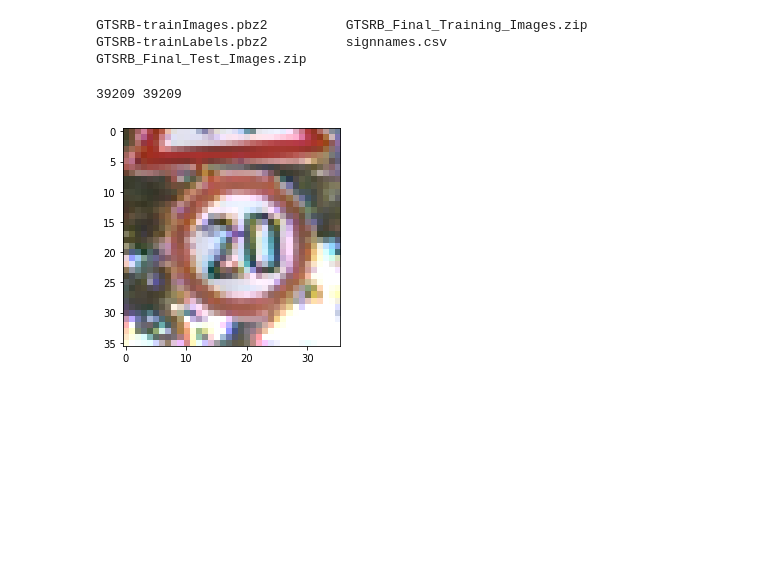
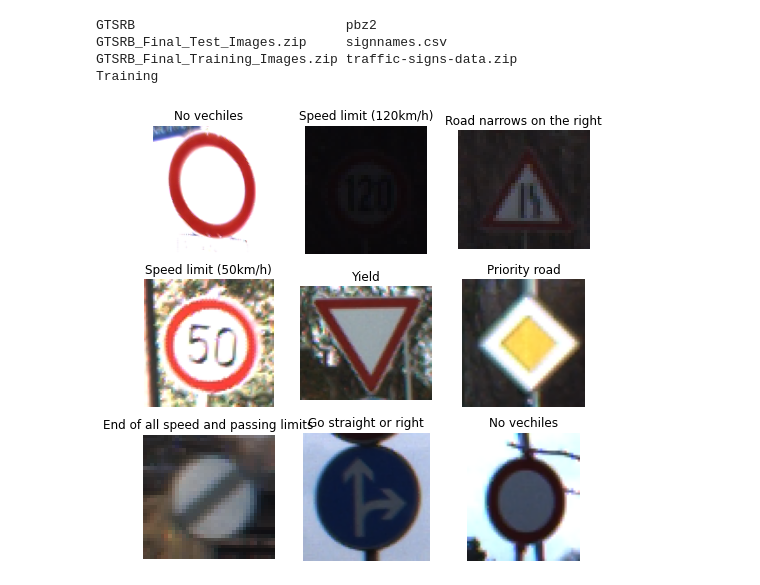
Before and after one commit to geraldmc/DL4CV-2022, a Jupyter notebook: project-I/data_loader.ipynb, the cells around one changed output. Saved outputs shown, nothing was run; the diff lists cells and outputs as text; code cells hidden in the pictures; blank space fills up the shorter version.

```diff
--- a/project-I/data_loader.ipynb
+++ b/project-I/data_loader.ipynb
@@ -21,6 +17,7 @@ COMPRESS = False
 
 if not COLAB:
     path = 'data'
+    img_src_path = os.path.join(path, 'GTSRB/Final_Training/Images')
 else:
     from google.colab import drive
     drive.mount('/content/drive')
@@ -29,6 +26,7 @@ else:
 
 !ls $path
 # %% [output]
-GTSRB-trainImages.pbz2          GTSRB_Final_Training_Images.zip
-GTSRB-trainLabels.pbz2          signnames.csv
-GTSRB_Final_Test_Images.zip
+GTSRB                           pbz2
+GTSRB_Final_Test_Images.zip     signnames.csv
+GTSRB_Final_Training_Images.zip traffic-signs-data.zip
+Training
@@ -43,9 +32,0 @@ else:
-# %%
-print (len(trainLabels), len(trainImages))
-# %% [output]
-39209 39209
-# %%
-plt.imshow(trainImages[42])
-plt.show()
-# %% [output]
-[figure, removed]
@@ -51,0 +46,25 @@ plt.show()
+# %%
+# Create Datasets
+import loader.gtsrb_data as dataset
+import random
+
+trainset = dataset.GTSRB('./data')
+train_dataloader = torch.utils.data.DataLoader(trainset,
+                                          batch_size=128,
+                                          shuffle=True, num_workers=2)
+# %%
+sign_names = utils.make_class_dict(path + '/signnames.csv')
+classes = list(sign_names.values())
+# %%
+figure = plt.figure(figsize=(8, 8))
+cols, rows = 3, 3
+for i in range(1, cols * rows + 1):
+    sample_idx = torch.randint(len(trainset), size=(1,)).item()
+    img, label = trainset[sample_idx]
+    figure.add_subplot(rows, cols, i)
+    plt.title(sign_names[label])
+    plt.axis("off")
+    plt.imshow(img, cmap="gray")
+plt.show()
+# %% [output]
+[figure, added]
```
Also changed, not shown: parts of 7 cells of this notebook, 6 other files.
